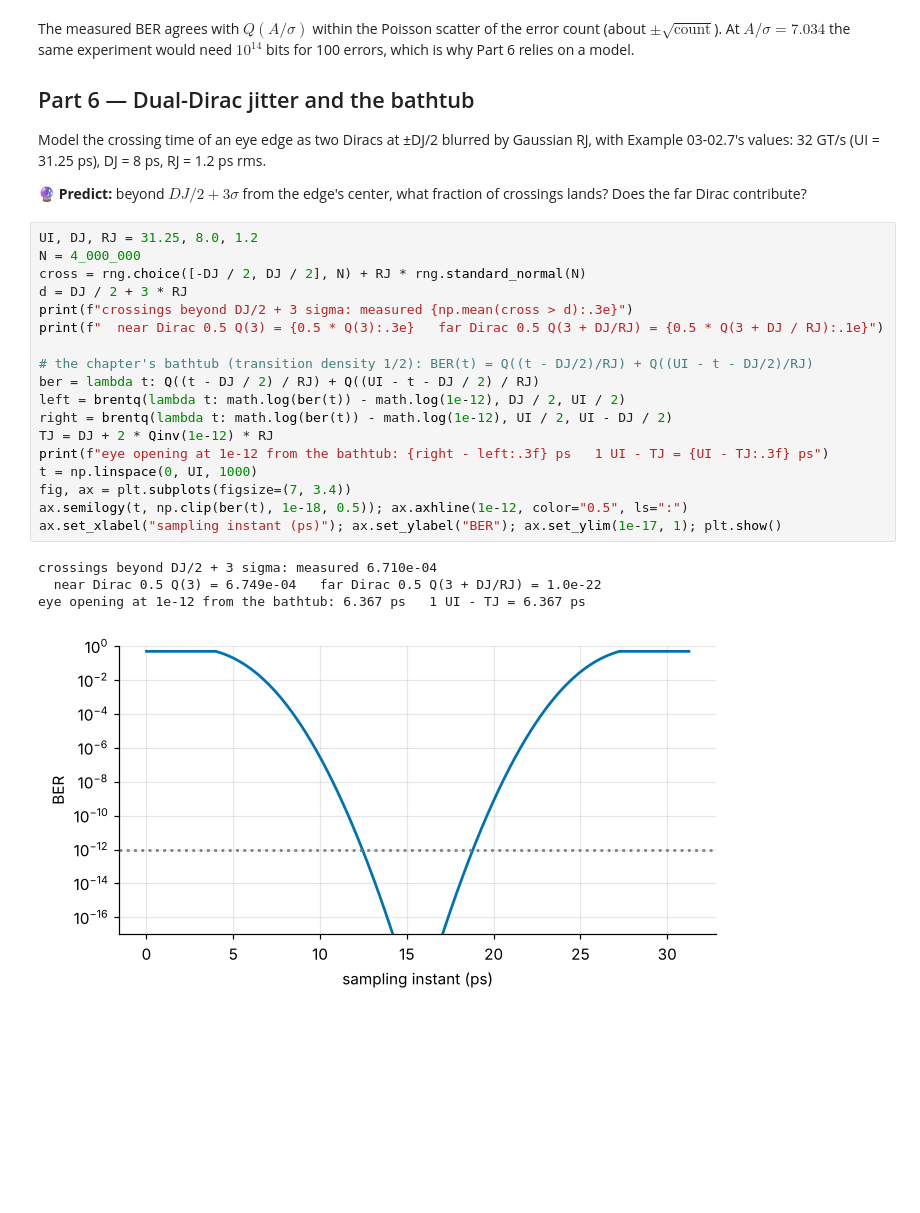
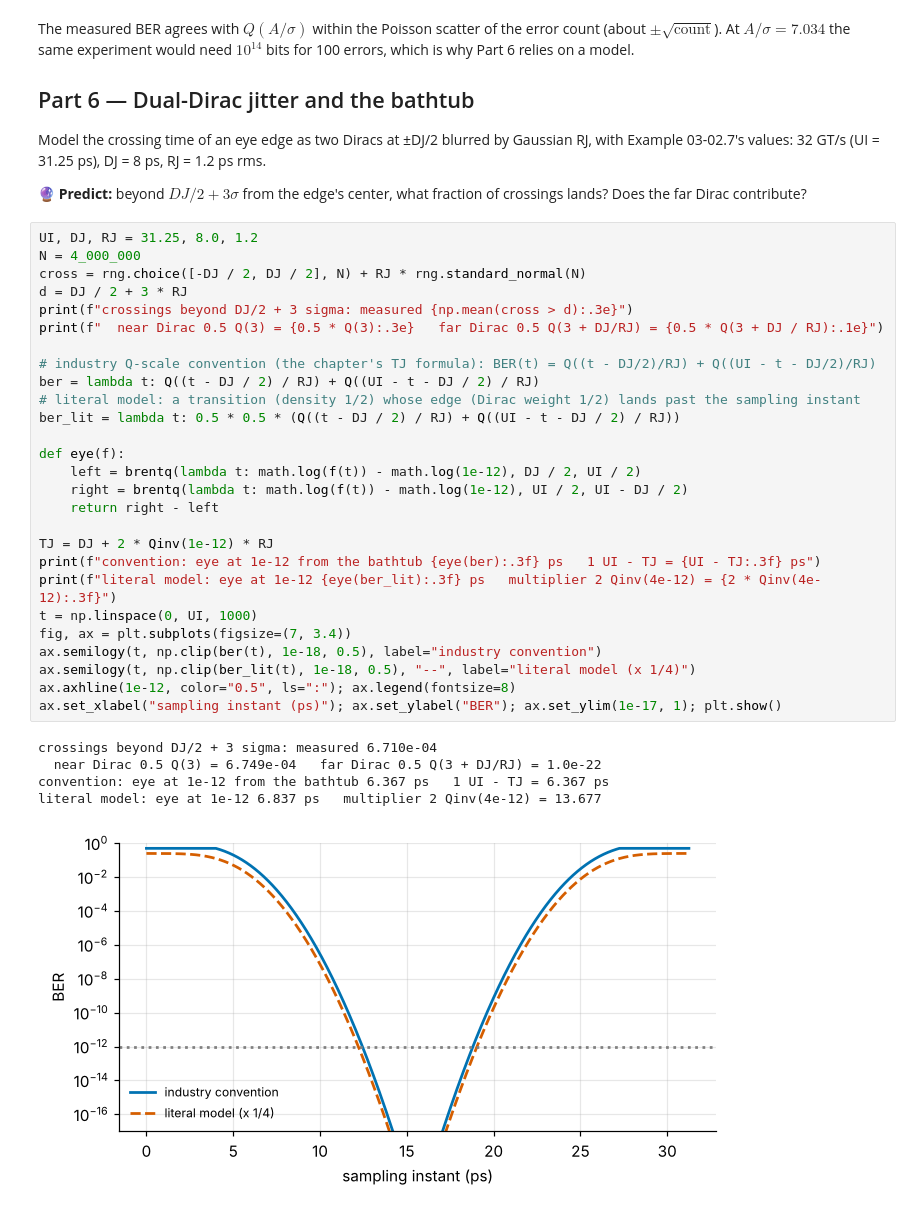
Before and after one commit to FrankHuang94/EE_database_claude, a Jupyter notebook: courses/03-probability-statistics-and-random-variables/labs/03-02-lab/03-02-distributions.ipynb, the cells around one changed output. Saved outputs shown, nothing was run; the diff lists cells and outputs as text; blank space fills up the shorter version.

```diff
--- a/courses/03-probability-statistics-and-random-variables/labs/03-02-lab/03-02-distributions.ipynb
+++ b/courses/03-probability-statistics-and-random-variables/labs/03-02-lab/03-02-distributions.ipynb
@@ -157,24 +157,34 @@ Model the crossing time of an eye edge as two Diracs at ±DJ/2 blurred by Gaussi
 # %%
 UI, DJ, RJ = 31.25, 8.0, 1.2
 N = 4_000_000
 cross = rng.choice([-DJ / 2, DJ / 2], N) + RJ * rng.standard_normal(N)
 d = DJ / 2 + 3 * RJ
 print(f"crossings beyond DJ/2 + 3 sigma: measured {np.mean(cross > d):.3e}")
 print(f"  near Dirac 0.5 Q(3) = {0.5 * Q(3):.3e}   far Dirac 0.5 Q(3 + DJ/RJ) = {0.5 * Q(3 + DJ / RJ):.1e}")
 
-# the chapter's bathtub (transition density 1/2): BER(t) = Q((t - DJ/2)/RJ) + Q((UI - t - DJ/2)/RJ)
+# industry Q-scale convention (the chapter's TJ formula): BER(t) = Q((t - DJ/2)/RJ) + Q((UI - t - DJ/2)/RJ)
 ber = lambda t: Q((t - DJ / 2) / RJ) + Q((UI - t - DJ / 2) / RJ)
-left = brentq(lambda t: math.log(ber(t)) - math.log(1e-12), DJ / 2, UI / 2)
-right = brentq(lambda t: math.log(ber(t)) - math.log(1e-12), UI / 2, UI - DJ / 2)
+# literal model: a transition (density 1/2) whose edge (Dirac weight 1/2) lands past the sampling instant
+ber_lit = lambda t: 0.5 * 0.5 * (Q((t - DJ / 2) / RJ) + Q((UI - t - DJ / 2) / RJ))
+
+def eye(f):
+    left = brentq(lambda t: math.log(f(t)) - math.log(1e-12), DJ / 2, UI / 2)
+    right = brentq(lambda t: math.log(f(t)) - math.log(1e-12), UI / 2, UI - DJ / 2)
+    return right - left
+
 TJ = DJ + 2 * Qinv(1e-12) * RJ
-print(f"eye opening at 1e-12 from the bathtub: {right - left:.3f} ps   1 UI - TJ = {UI - TJ:.3f} ps")
+print(f"convention: eye at 1e-12 from the bathtub {eye(ber):.3f} ps   1 UI - TJ = {UI - TJ:.3f} ps")
+print(f"literal model: eye at 1e-12 {eye(ber_lit):.3f} ps   multiplier 2 Qinv(4e-12) = {2 * Qinv(4e-12):.3f}")
 t = np.linspace(0, UI, 1000)
 fig, ax = plt.subplots(figsize=(7, 3.4))
-ax.semilogy(t, np.clip(ber(t), 1e-18, 0.5)); ax.axhline(1e-12, color="0.5", ls=":")
+ax.semilogy(t, np.clip(ber(t), 1e-18, 0.5), label="industry convention")
+ax.semilogy(t, np.clip(ber_lit(t), 1e-18, 0.5), "--", label="literal model (x 1/4)")
+ax.axhline(1e-12, color="0.5", ls=":"); ax.legend(fontsize=8)
 ax.set_xlabel("sampling instant (ps)"); ax.set_ylabel("BER"); ax.set_ylim(1e-17, 1); plt.show()
 # %% [output]
 crossings beyond DJ/2 + 3 sigma: measured 6.710e-04
   near Dirac 0.5 Q(3) = 6.749e-04   far Dirac 0.5 Q(3 + DJ/RJ) = 1.0e-22
-eye opening at 1e-12 from the bathtub: 6.367 ps   1 UI - TJ = 6.367 ps
+convention: eye at 1e-12 from the bathtub 6.367 ps   1 UI - TJ = 6.367 ps
+literal model: eye at 1e-12 6.837 ps   multiplier 2 Qinv(4e-12) = 13.677
-[figure, old version]
+[figure, new version]
 # %% [markdown]
```
Also changed, not shown: parts of 1 cell of this notebook, 44 other files.
